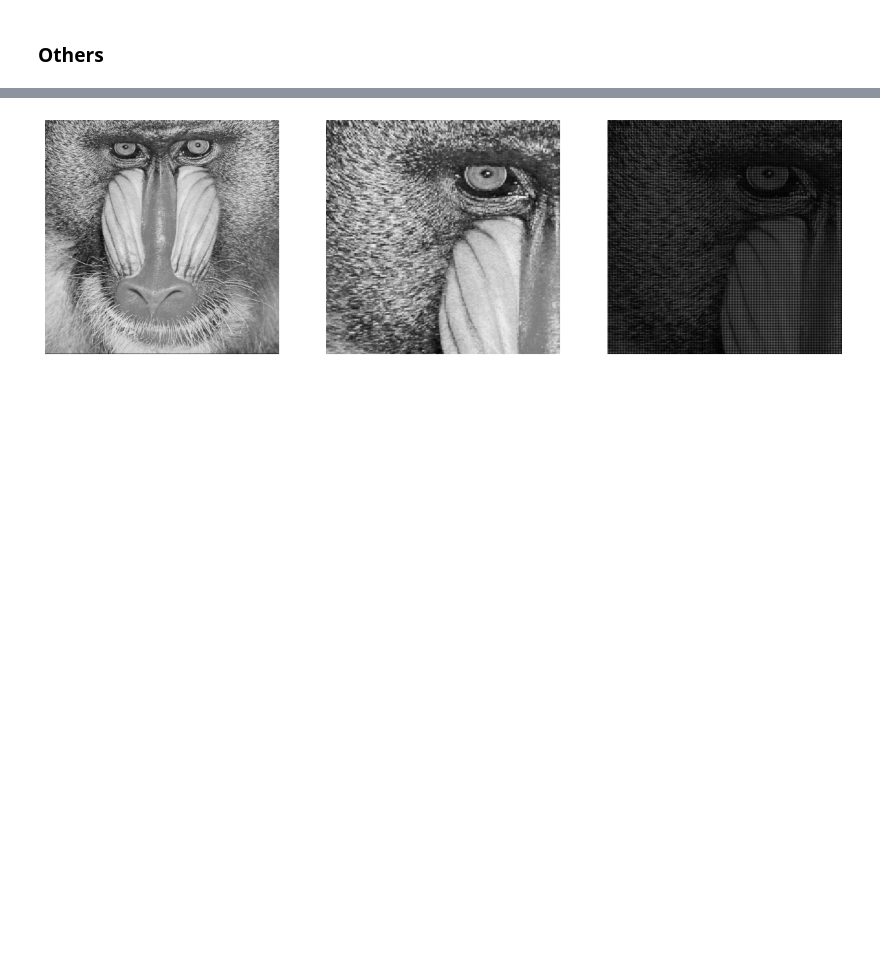
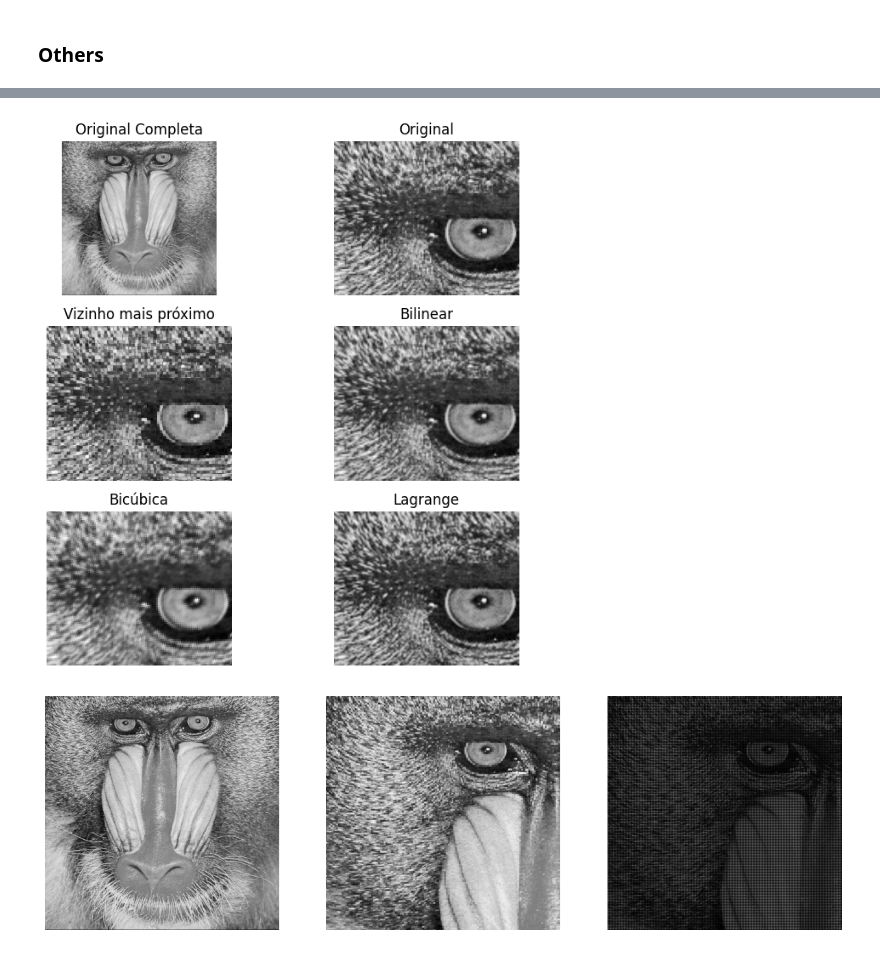
Before and after one commit to Cl3TO/MC920, a Jupyter notebook: t04/gmt/test.ipynb, the cells around one changed output, grey strips where cells are left out. Saved outputs shown, nothing was run; the diff lists cells and outputs as text; code cells hidden in the pictures; blank space fills up the shorter version.

```diff
--- a/t04/gmt/test.ipynb
+++ b/t04/gmt/test.ipynb
@@ -368,9 +362,7 @@ def gmt_bilinear_interpolation(
     return image_blnr.reshape(shape).astype(image.dtype)
 # %%
 def gmt_nearest_neighbor_interpolation(
-    image: np.ndarray,
-    coords: np.ndarray,
-    shape: Tuple[int, int]
+    image: np.ndarray, coords: np.ndarray, shape: Tuple[int, int]
 ) -> np.ndarray:
     """Apply a nearest neighbor interpolation to a pixel of an image.
 
@@ -652,0 +562,14 @@ plt.show()
+# %%
+A = np.arange(0, 4).reshape(2, 2)
+
+row, col = A.shape
+sx, sy = 1, 1
+
+S_inv = np.array([[1 / sx, 0, 0], [0, 1 / sy, 0], [0, 0, 1]])
+
+coords, t_coords = gmt_coords(row*sx, row*sy, S_inv)
+
+A_bc = gmt_bicubic_interpolation(A, t_coords, (row*sx, row*sy))
+
+print(A)
+print(A_bc)
@@ -653,3 +594,36 @@ plt.show()
+# %%
+t_image_bcb = gmt_bicubic_interpolation(image, t_coords, (new_row, new_col))
+
+# Show the 5 images
+fig, axs = plt.subplots(3, 2, figsize=(8, 8))
+
+axs[0, 0].imshow(image, cmap='gray')
+axs[0, 0].set_title('Original Completa')
+axs[0, 0].axis('off')
+
+axs[0, 1].imshow(image[:100,80:200], cmap='gray')
+axs[0, 1].set_title('Original')
+axs[0, 1].axis('off')
+
+axs[1, 0].imshow(t_image_nnb[:200,160:400], cmap='gray')
+axs[1, 0].set_title('Vizinho mais próximo')
+axs[1, 0].axis('off')
+
+axs[1, 1].imshow(t_image_bl[:200,160:400], cmap='gray')
+axs[1, 1].set_title('Bilinear')
+axs[1, 1].axis('off')
+
+axs[2, 0].imshow(t_image_bcb[:200,160:400], cmap='gray')
+axs[2, 0].set_title('Bicúbica')
+axs[2, 0].axis('off')
+
+axs[2, 1].imshow(t_image_lgg[:200,160:400], cmap='gray')
+axs[2, 1].set_title('Lagrange')
+axs[2, 1].axis('off')
+
+plt.show()
+# %% [output]
+[figure, added]
 # %%
 h, w = image.shape[:2]
 
```
Also changed, not shown: parts of 17 cells of this notebook, 3 other files.
